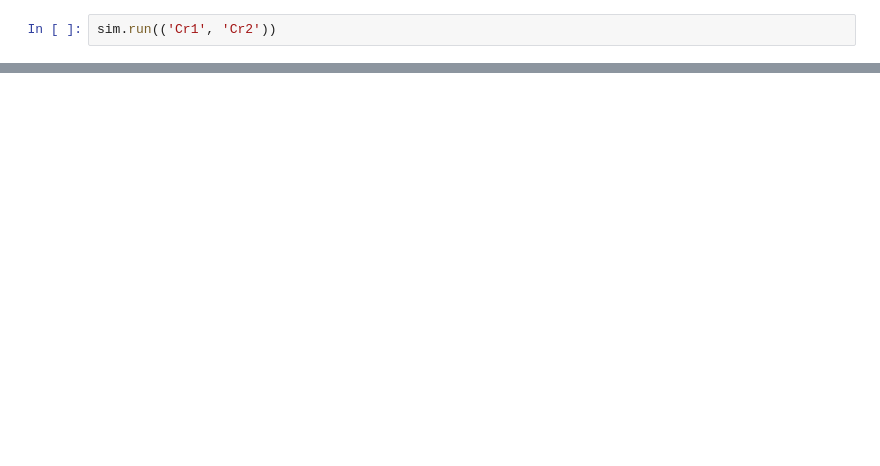
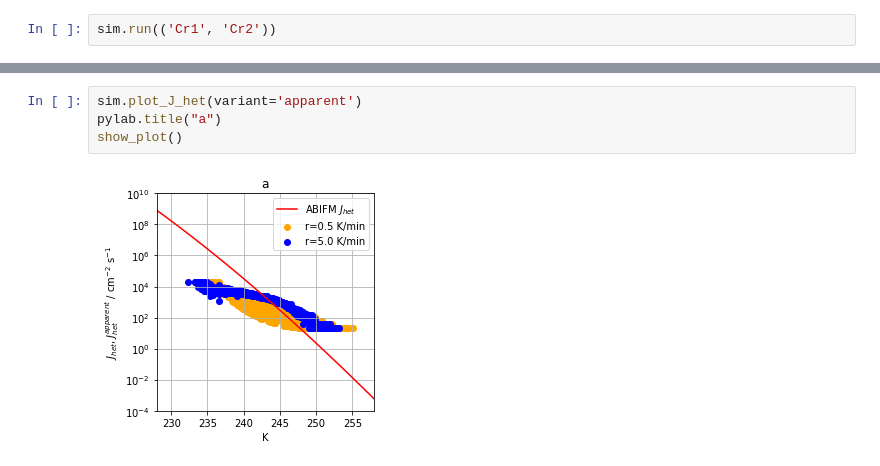
Before and after one commit to trontrytel/PySDM-examples, a Jupyter notebook: PySDM_examples/Alpert_and_Knopf_2016/fig_4.ipynb, the cells around one changed output, grey strips where cells are left out. Drawn from its saved outputs; the diff is of its cells as text; blank space fills up the shorter version.

```diff
--- a/PySDM_examples/Alpert_and_Knopf_2016/fig_4.ipynb
+++ b/PySDM_examples/Alpert_and_Knopf_2016/fig_4.ipynb
@@ -47,0 +25,6 @@ show_plot()
+# %%
+sim.plot_J_het(variant='apparent')
+pylab.title("a")
+show_plot()
+# %% [output]
+[figure, added]
```
Also changed, not shown: parts of 8 cells of this notebook, 3 other files.
